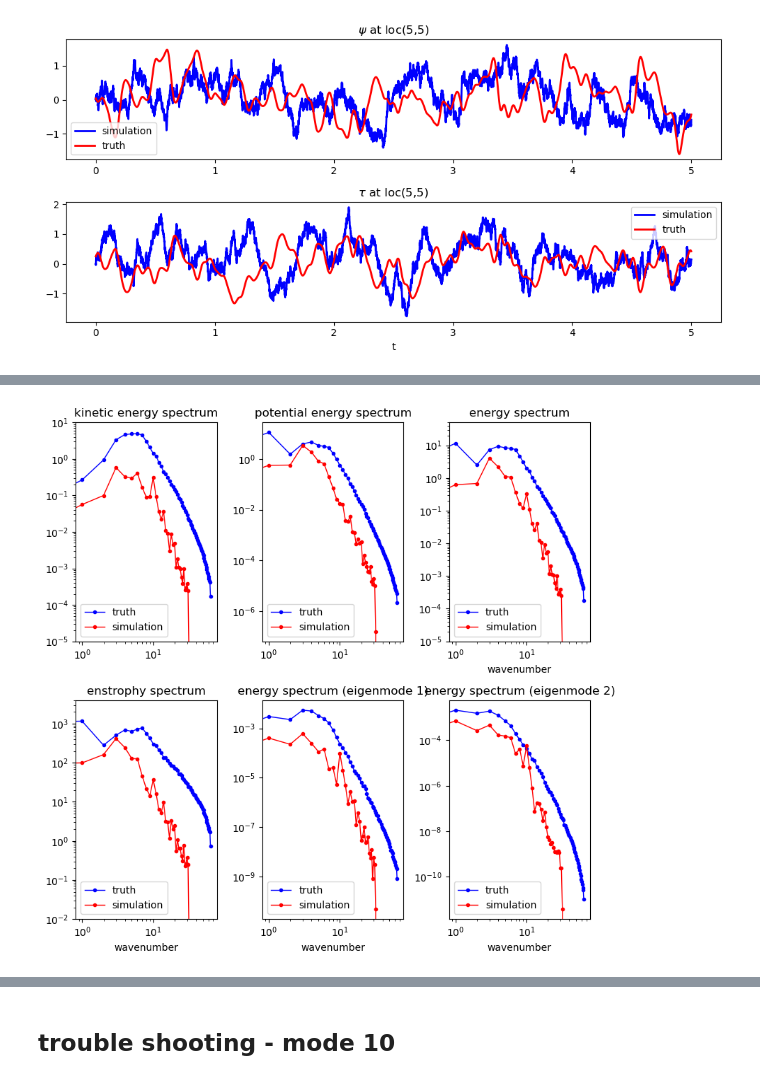
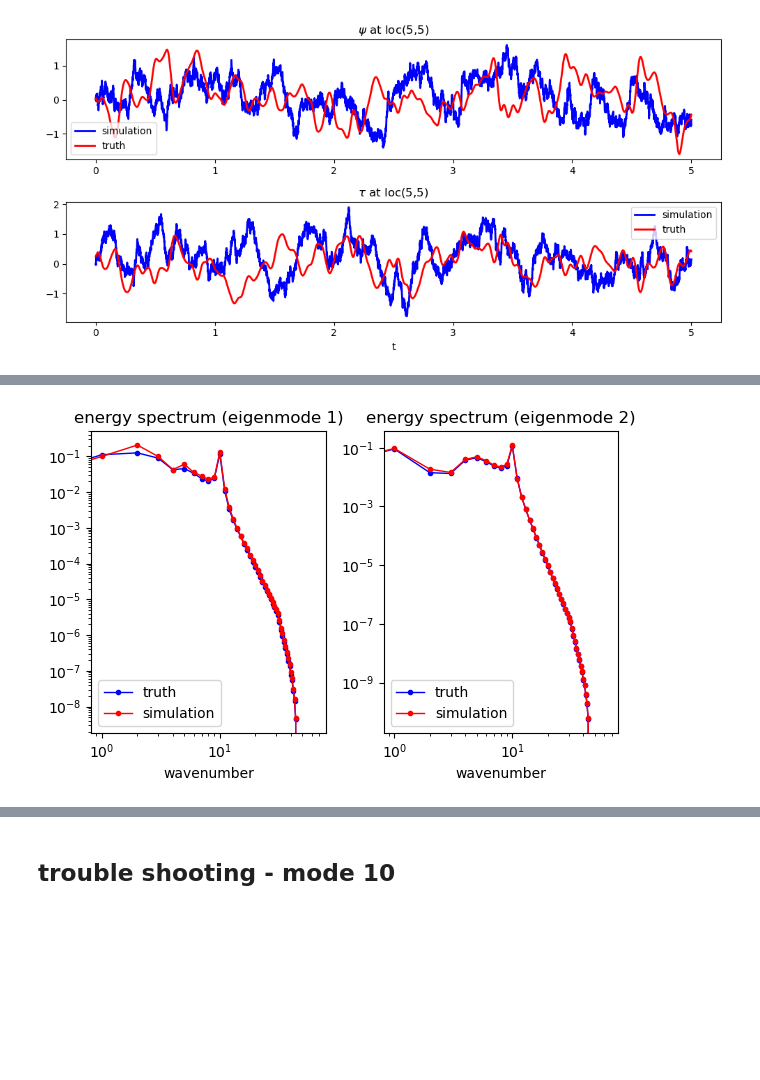
Before and after one commit to zhongruiw/LagrangianDA, a Jupyter notebook: code/LSM.ipynb, the cells around one changed output, grey strips where cells are left out. Cells and saved outputs as stored; diff of their text form; code cells hidden in the pictures; blank space fills up the shorter version.

```diff
--- a/code/LSM.ipynb
+++ b/code/LSM.ipynb
@@ -1179,11 +381,13 @@ plt.show()
 # run ou process
 # integration parameters
 # N = psi1_hat_t.shape[2]
-N = 20000
+N = 10000
 dt = 0.0005
 params = np.load('../data/est_paras_ou_K128_beta22.npy', allow_pickle=True).item()
-gamma, omega, f, sigma = params['gamma'], params['omega'], params['f'], params['sigma']
-cut = 2
+gamma, omega, f, sigma = params['gamma'], params['omega_ccf'], params['f'], params['sigma']
+kx = np.fft.fftfreq(K) * K
+ky = np.fft.fftfreq(K) * K
+cut = 32
 
 # get the initial condition
 psi_k = np.zeros((K, K, N), dtype=complex)
@@ -1192,8 +396,10 @@ for ikx,kx_value in enumerate(kx):
     for iky,ky_value in enumerate(ky):
         if (kx_value == 0 and ky_value==0) or abs(kx_value) >= (K//2-cut) or abs(ky_value) >= (K//2-cut):  # Skip the case where k_mag is 0 and truncation
             continue
+
+        adj_ikx = adjust_ik(ikx,cut,K); adj_iky = adjust_ik(iky,cut,K)
         eigenmat_inv = np.linalg.inv(np.array([r1[iky,ikx,:],r2[iky,ikx,:]]).T)
-        eigenmode = eigenmat_inv @ np.array([psi1_hat_t[iky,ikx,0],psi2_hat_t[iky,ikx,0]])[:,None]
+        eigenmode = eigenmat_inv @ np.array([psi1_hat_t[adj_iky,adj_ikx,0],psi2_hat_t[adj_iky,adj_ikx,0]])[:,None]
         psi_k[iky,ikx,0] = eigenmode[0]
         tau_k[iky,ikx,0] = eigenmode[1] # psi_k always use 'xy' indexing
 
@@ -1363,3 +559,11 @@ array([[22.17506705+0.j,  0.04558809+0.j],
+# %%
+# load data
+file = np.load('../data/psi_k_truth_K128_beta22.npz')
+psi_t_k = file['psi_t_k']
+tau_t_k = file['tau_t_k']
+ou_run = np.load('../data/ou_run_K128_beta22.npz')
+psi_k = ou_run['psi_k']
+tau_k = ou_run['tau_k']
 # %%
 # energy spectrum
 def eigen2layer(K,cut,r1,r2,psi_k,tau_k):
@@ -1465,56 +670,58 @@ ene_ou = ene_ou / t_avrg
 etp_ou = etp_ou / t_avrg
 e_mode_ou = e_mode_ou / t_avrg
 # %%
-# spectrum of truth
-plt.figure(2, figsize=(8, 8))  # Size in inches, converted from pixels assuming 72 DPI
-plt.subplot(2, 3, 1)
-plt.loglog(np.arange(0, K//2 + 1), ke, '.-b', linewidth=1, label='truth')
-plt.loglog(np.arange(0, K//2 + 1), ke_ou, '.-r', linewidth=1, label='simulation')
-plt.ylim([1e-5, 10])
-plt.title('kinetic energy spectrum')
-plt.legend()
+# spectrum
+plt.figure(figsize=(6, 4))  # Size in inches, converted from pixels assuming 72 DPI
+
+# plt.subplot(2, 3, 1)
+# plt.loglog(np.arange(0, K//2 + 1), ke, '.-b', linewidth=1, label='truth')
+# plt.loglog(np.arange(0, K//2 + 1), ke_ou, '.-r', linewidth=1, label='simulation')
+# plt.ylim([1e-5, 10])
+# plt.title('kinetic energy spectrum')
+# plt.legend()
+# # plt.xlabel('wavenumber')
+# plt.subplot(2, 3, 2)
+# plt.loglog(np.arange(0, K//2 + 1), ape, '.-b', linewidth=1, label='truth')
+# plt.loglog(np.arange(0, K//2 + 1), ape_ou, '.-r', linewidth=1, label='simulation')
+# plt.title('potential energy spectrum')
+# plt.legend()
+# # plt.xlabel('wavenumber')
+# # plt.tight_layout()  # Adjust subplots to fit into the figure area.
+# # plt.savefig('energy_topo10_nu2e-15_0228.png', dpi=150)  # Save the figure
+
+# # Figure 2
+# # plt.figure(3, figsize=(6, 4))  # Size in inches, converted from pixels assuming 72 DPI
+# plt.subplot(2, 3, 3)
+# plt.loglog(np.arange(0, K//2 + 1), ene, '.-b', linewidth=1, label='truth')
+# plt.loglog(np.arange(0, K//2 + 1), ene_ou, '.-r', linewidth=1, label='simulation')
+# plt.title('energy spectrum')
+# plt.ylim([1e-5, 50])
+# plt.legend()
 # plt.xlabel('wavenumber')
-plt.subplot(2, 3, 2)
-plt.loglog(np.arange(0, K//2 + 1), ape, '.-b', linewidth=1, label='truth')
-plt.loglog(np.arange(0, K//2 + 1), ape_ou, '.-r', linewidth=1, label='simulation')
-plt.title('potential energy spectrum')
-plt.legend()
+# plt.subplot(2, 3, 4)
+# plt.loglog(np.arange(0, K//2 + 1), etp, '.-b', linewidth=1, label='truth')
+# plt.loglog(np.arange(0, K//2 + 1), etp_ou, '.-r', linewidth=1, label='simulation')
+# plt.ylim([1e-2, 4*1e3])
+# plt.title('enstrophy spectrum')
 # plt.xlabel('wavenumber')
-# plt.tight_layout()  # Adjust subplots to fit into the figure area.
-# plt.savefig('energy_topo10_nu2e-15_0228.png', dpi=150)  # Save the figure
+# plt.legend()
 
-# Figure 2
-# plt.figure(3, figsize=(6, 4))  # Size in inches, converted from pixels assuming 72 DPI
-plt.subplot(2, 3, 3)
-plt.loglog(np.arange(0, K//2 + 1), ene, '.-b', linewidth=1, label='truth')
-plt.loglog(np.arange(0, K//2 + 1), ene_ou, '.-r', linewidth=1, label='simulation')
-plt.title('energy spectrum')
-plt.ylim([1e-5, 50])
-plt.legend()
-plt.xlabel('wavenumber')
-plt.subplot(2, 3, 4)
-plt.loglog(np.arange(0, K//2 + 1), etp, '.-b', linewidth=1, label='truth')
-plt.loglog(np.arange(0, K//2 + 1), etp_ou, '.-r', linewidth=1, label='simulation')
-plt.ylim([1e-2, 4*1e3])
-plt.title('enstrophy spectrum')
-plt.xlabel('wavenumber')
-plt.legend()
-plt.subplot(2, 3, 5)
+plt.subplot(1, 2, 1)
 plt.loglog(np.arange(0, K//2 + 1), e_mode[:,0], '.-b', linewidth=1, label='truth')
 plt.loglog(np.arange(0, K//2 + 1), e_mode_ou[:,0], '.-r', linewidth=1, label='simulation')
 # plt.ylim([1e-2, 4*1e3])
 plt.title('energy spectrum (eigenmode 1)')
 plt.xlabel('wavenumber')
 plt.legend()
-plt.subplot(2, 3, 6)
+plt.subplot(1, 2, 2)
 plt.loglog(np.arange(0, K//2 + 1), e_mode[:,1], '.-b', linewidth=1, label='truth')
 plt.loglog(np.arange(0, K//2 + 1), e_mode_ou[:,1], '.-r', linewidth=1, label='simulation')
 # plt.ylim([1e-2, 4*1e3])
 plt.title('energy spectrum (eigenmode 2)')
 plt.xlabel('wavenumber')
 plt.legend()
 plt.tight_layout()  # Adjust subplots to fit into the figure area.
-plt.savefig('./LSM/spectrum_layer_K128_beta22.png', dpi=150)  # Save the figure
+plt.savefig('./LSM/spectrum_eigen_K128_beta22.png', dpi=150)  # Save the figure
 plt.show()
 # %% [output]
-[figure, old version]
+[figure, new version]
```
Also changed, not shown: parts of 53 cells of this notebook, 13 other files.
